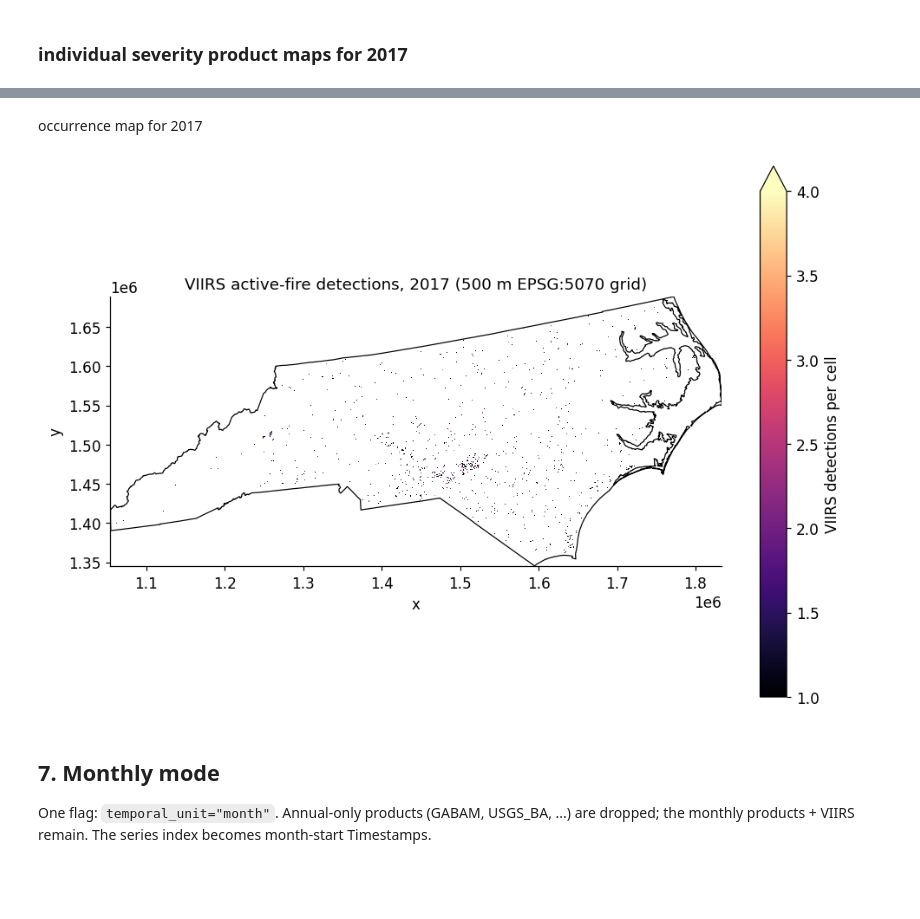
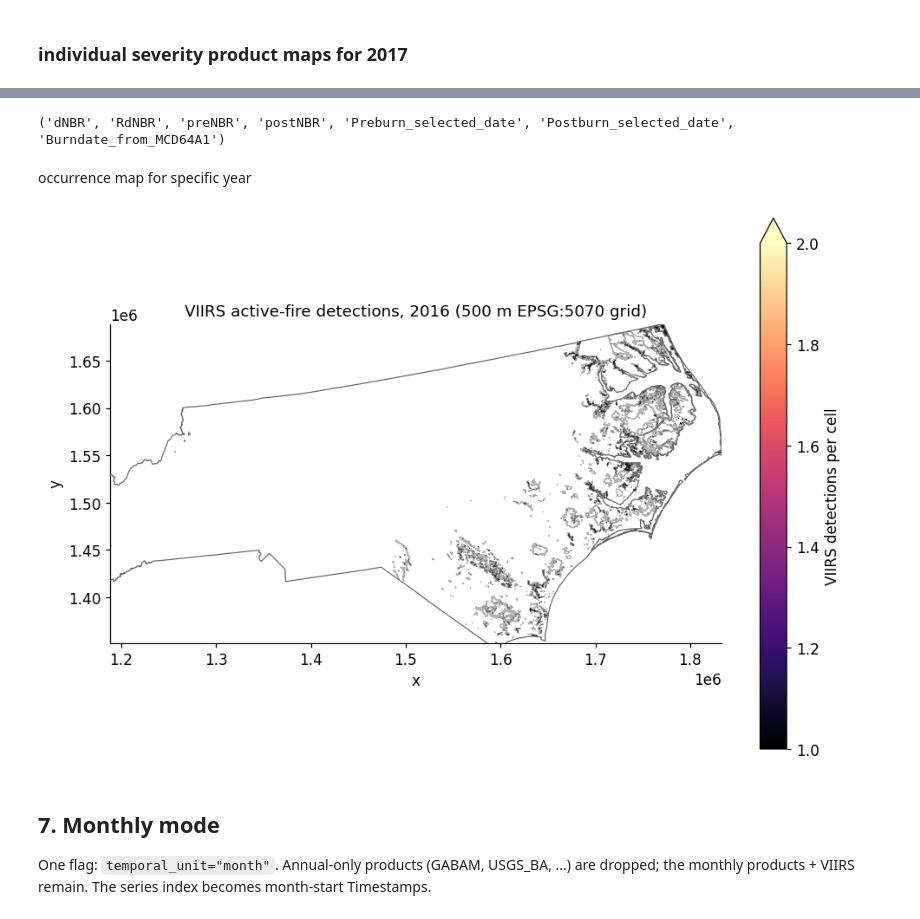
Before and after one commit to jimzhang629/peat_fire_stanback, a Jupyter notebook: notebooks/run_fire_comparison.ipynb, the cells around one changed output, grey strips where cells are left out. Saved outputs shown, nothing was run; the diff lists cells and outputs as text; code cells hidden in the pictures; blank space fills up the shorter version.

```diff
--- a/notebooks/run_fire_comparison.ipynb
+++ b/notebooks/run_fire_comparison.ipynb
@@ -289,10 +291,19 @@ TLS slope, intercept: (0.19940369241838515, 0.0003664673463577383) | RMSE: 0.029
 # %%
-year = 2017
+year = 2016
 stack = stack_on_common_grid(products_ba, year, aoi, binary=True)
-pair=("MCD64A1", "FireCCI51")
+pair=("GABAM", "FireCCI51")
 print(f"products present in {year} stack:", list(stack))
 if {pair[0], pair[1]} <= set(stack):
-    plot_overlay_map(stack, aoi, year, pair=pair)
+    fig, ax = plt.subplots(figsize=(9, 6))
+    plot_overlay_map(stack, aoi, year, pair=pair, ax=ax)
+
+    # plot the nc overlay too if it exists
+    if aoi_nc is not None:
+        crs = stack[pair[0]].rio.crs           # EPSG:5070, the analysis grid CRS
+        xlim, ylim = ax.get_xlim(), ax.get_ylim()   # peat-extent view set by plot_overlay_map
+        aoi_nc.to_crs(crs).boundary.plot(ax=ax, color="0.4", linewidth=0.8, zorder=5)
+        ax.set_xlim(xlim); ax.set_ylim(ylim)   # restore it (geopandas autoscaled to NC)
+
     plt.savefig(f'../outputs/figures/fire/{pair[0]}_vs_{pair[1]}_nc_peat_extent_burned_area_{year}.png')
     plt.show()
 # %% [output]
@@ -351,17 +378,35 @@ MTBS max: 5.0 nonzero cells: 221
+# %%
+import rioxarray
+da = rioxarray.open_rasterio('/Users/jinjiang-macair/Library/CloudStorage/OneDrive-DukeUniversity/Duke/TNC/peat_fire_stanback/data/processed/fire/mosev/MOSEV_A2000306_nc.tif')   # the raw multi-band tif
+print(da.long_name)   # tuple of 7 descriptions, in band order
+# %% [output]
+('dNBR', 'RdNBR', 'preNBR', 'postNBR', 'Preburn_selected_date', 'Postburn_selected_date', 'Burndate_from_MCD64A1')
 # %% [markdown]
-occurrence map for 2017
+occurrence map for specific year
 # %%
-counts = stack_on_common_grid(["VIIRS"], 2017, aoi, binary=False)["VIIRS"]  # detections / 500 m cell
+year = 2016
+
+counts = stack_on_common_grid(["VIIRS"], year, aoi, binary=False)["VIIRS"]  # detections / 500 m cell
 
 fig, ax = plt.subplots(figsize=(9, 6))
+
+aoi.to_crs(counts.rio.crs).boundary.plot(ax=ax, color='black', linewidth=0.8, alpha=0.3)
+
+# plot the nc overlay  if it exists
+if aoi_nc is not None:
+    crs = counts.rio.crs           # EPSG:5070, the analysis grid CRS
+    xlim, ylim = ax.get_xlim(), ax.get_ylim()   # peat-extent view set by
+    aoi_nc.to_crs(crs).dissolve().boundary.plot(ax=ax, color="0.4", linewidth=0.8, zorder=5)
+    ax.set_xlim(xlim); ax.set_ylim(ylim)   # restore it (geopandas autoscaled to NC)
+
 counts.where(counts > 0).plot(ax=ax, cmap="magma", robust=True,
                               cbar_kwargs={"label": "VIIRS detections per cell"})
-aoi.to_crs(counts.rio.crs).boundary.plot(ax=ax, color="black", linewidth=0.8)
+
 ax.set_aspect("equal")
-ax.set_title("VIIRS active-fire detections, 2017 (500 m EPSG:5070 grid)")
-plt.savefig('../outputs/figures/fire/viirs_2017_map.png')
+ax.set_title(f"VIIRS active-fire detections, {year} (500 m EPSG:5070 grid)")
+plt.savefig(f'../outputs/figures/fire/viirs_{year}_map.png')
 # %% [output]
-[figure, old version]
+[figure, new version]
 # %% [markdown]
 ## 7. Monthly mode
 
```
Also changed, not shown: parts of 4 cells of this notebook, 3 other files.
